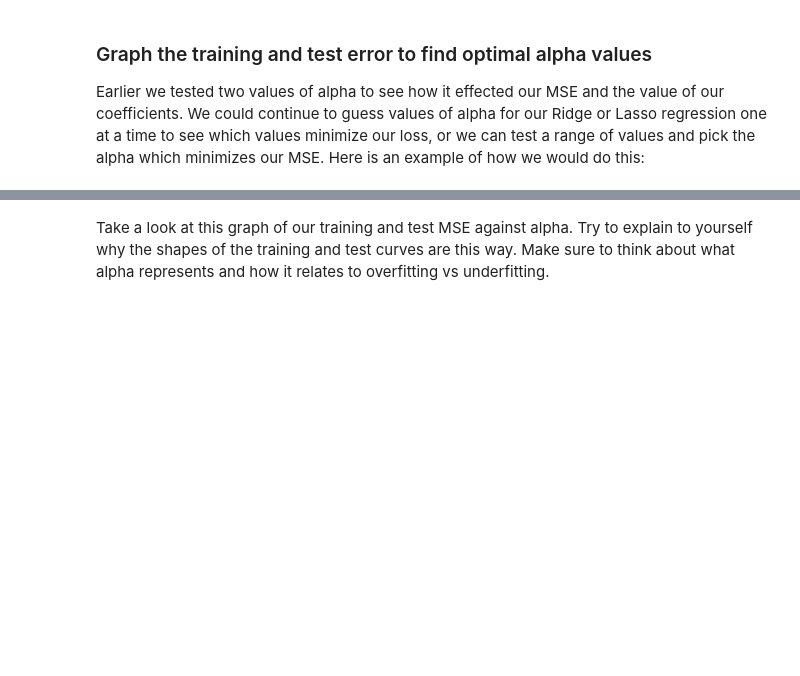
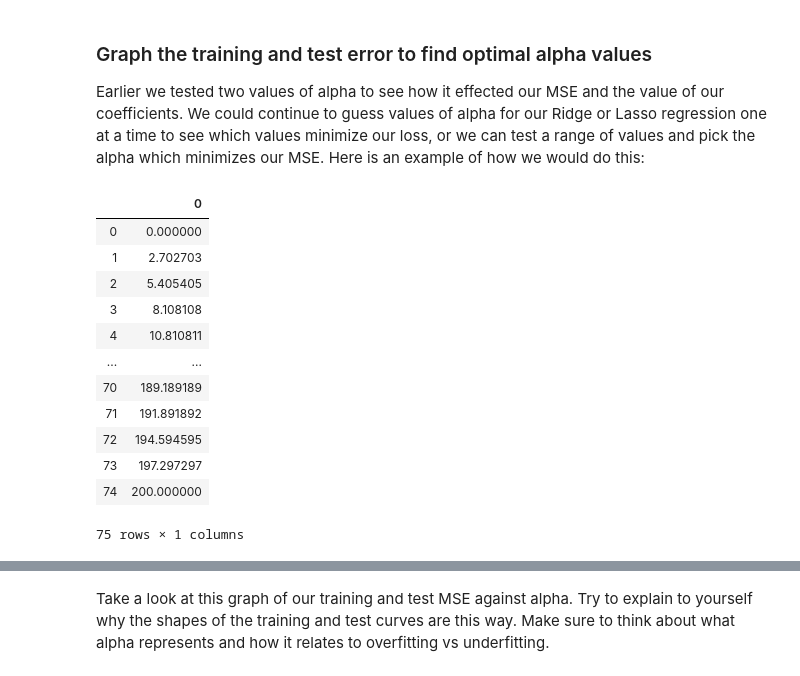
Before and after one commit to andiosika/dsc-ridge-and-lasso-regression-lab-online-ds-pt-100719, a Jupyter notebook: index.ipynb, the cells around one changed output, grey strips where cells are left out. Cells and saved outputs as stored; diff of their text form; code cells hidden in the pictures; blank space fills up the shorter version.

```diff
--- a/index.ipynb
+++ b/index.ipynb
@@ -188,0 +250,7 @@ Now build a linear regression model using all the features (`X_train_all`). Also
+# %%
+# Your code here
+linreg_all = LinearRegression()
+linreg_all.fit(X_train_all, y_train)
+
+print(f'R^2:', (linreg_all.score(X_train_all, y_train)))
+print(f'MSE:', (mean_squared_error(y_train, linreg_all.predict(X_train_all))))
@@ -240,27 +399,53 @@ def preprocess(X, y):
     train and test DataFrames with targets'''
 
     # Train-test split (75-25), set seed to 10
-
+    X_train, X_test, y_train, y_test = train_test_split(X,y, test_size=.25, random_state=10)
 
     # Remove "object"-type features and SalesPrice from X
+    cont_features = [col for col in X.columns if X[col].dtype in [np.float64, np.int64]]
+    X_train_cont = X_train.loc[:,cont_features]
+    X_test_cont = X_test.loc[:,cont_features]
 
 
     # Impute missing values with median using SimpleImputer
+    from sklearn.metrics import mean_squared_error, mean_squared_log_error
+    from sklearn.linear_model import LinearRegression
+    from sklearn.impute import SimpleImputer
 
+    # Impute missing values with median using SimpleImputer
+    impute = SimpleImputer(strategy='median')
+    X_train_imputed = impute.fit_transform(X_train_cont)
+    X_test_imputed = impute.transform(X_test_cont)
 
     # Scale the train and test data
-
+    ss = StandardScaler()
+    X_train_imputed_scaled = ss.fit_transform(X_train_imputed)
+    X_test_imputed_scaled = ss.fit(X_test_imputed)
 
     # Create X_cat which contains only the categorical variables
+    features_cat = [col for col in X.columns if X[col].dtype in [np.object]]
+    X_train_cat = X_train.loc[:, features_cat]
+    X_test_cat = X_test.loc[:, features_cat]
 
 
     # Fill nans with a value indicating that that it is missing
-
+    X_train_cat.fillna(value="missing", inplace=True)
+    X_test_cat.fillna(value="missing", inplace=True)
 
     # OneHotEncode Categorical variables
+    from sklearn.preprocessing import OneHotEncoder
 
+    # OneHotEncode categorical variables
+    ohe = OneHotEncoder(handle_unknown='ignore')
+
+    # Transform training and test sets
+    X_train_ohe = ohe.fit_transform(X_train_cat)
+    X_test_ohe = ohe.transform(X_test_cat)
 
     # Combine categorical and continuous features into the final dataframe
+    columns = ohe.get_feature_names(input_features=X_train_cat.columns)
+    cat_train_df = pd.DataFrame(X_train_ohe.todense(), columns=columns)
+    cat_test_df = pd.DataFrame(X_test_ohe.todense(), columns=columns)
 
     return X_train_all, X_test_all, y_train, y_test
 # %% [markdown]
@@ -274,7 +459,7 @@ train_mse = []
 test_mse = []
 alphas = []
 
-for alpha in np.linspace(0, 200, num=50):
+for alpha in np.linspace(0, 200, num=75):
     lasso = Lasso(alpha=alpha)
     lasso.fit(X_train_all, y_train)
 
@@ -285,6 +470,24 @@ for alpha in np.linspace(0, 200, num=50):
     test_mse.append(mean_squared_error(y_test, test_preds))
 
     alphas.append(alpha)
+# %%
+alphasdf = pd.DataFrame(alphas)
+# %%
+alphasdf
+# %% [output]
+|  | 0 |
+| 0 | 0.000000 |
+| 1 | 2.702703 |
+| 2 | 5.405405 |
+| 3 | 8.108108 |
+| 4 | 10.810811 |
+| ... | ... |
+| 70 | 189.189189 |
+| 71 | 191.891892 |
+| 72 | 194.594595 |
+| 73 | 197.297297 |
+| 74 | 200.000000 |
+75 rows × 1 columns
 # %%
 import matplotlib.pyplot as plt
 %matplotlib inline
```
Also changed, not shown: parts of 29 cells of this notebook, 1 other file.
